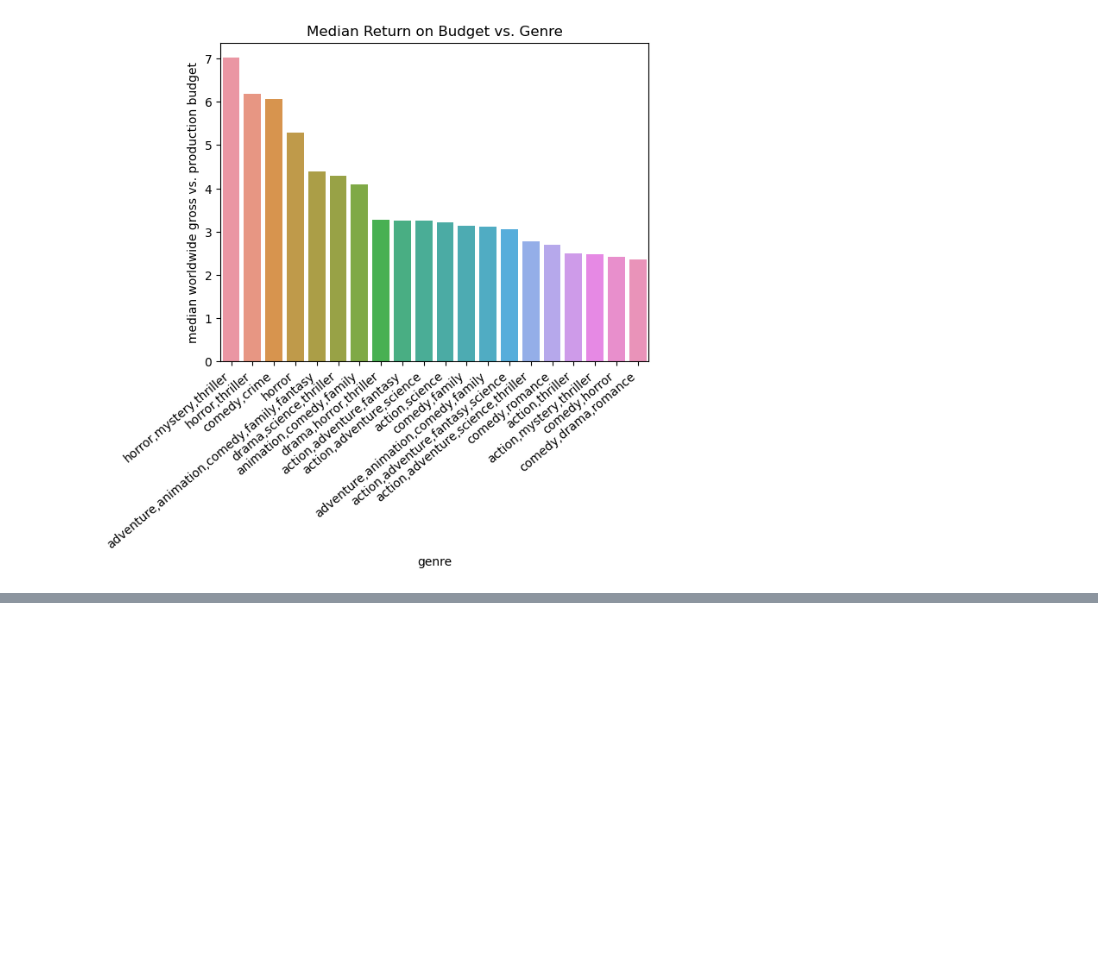
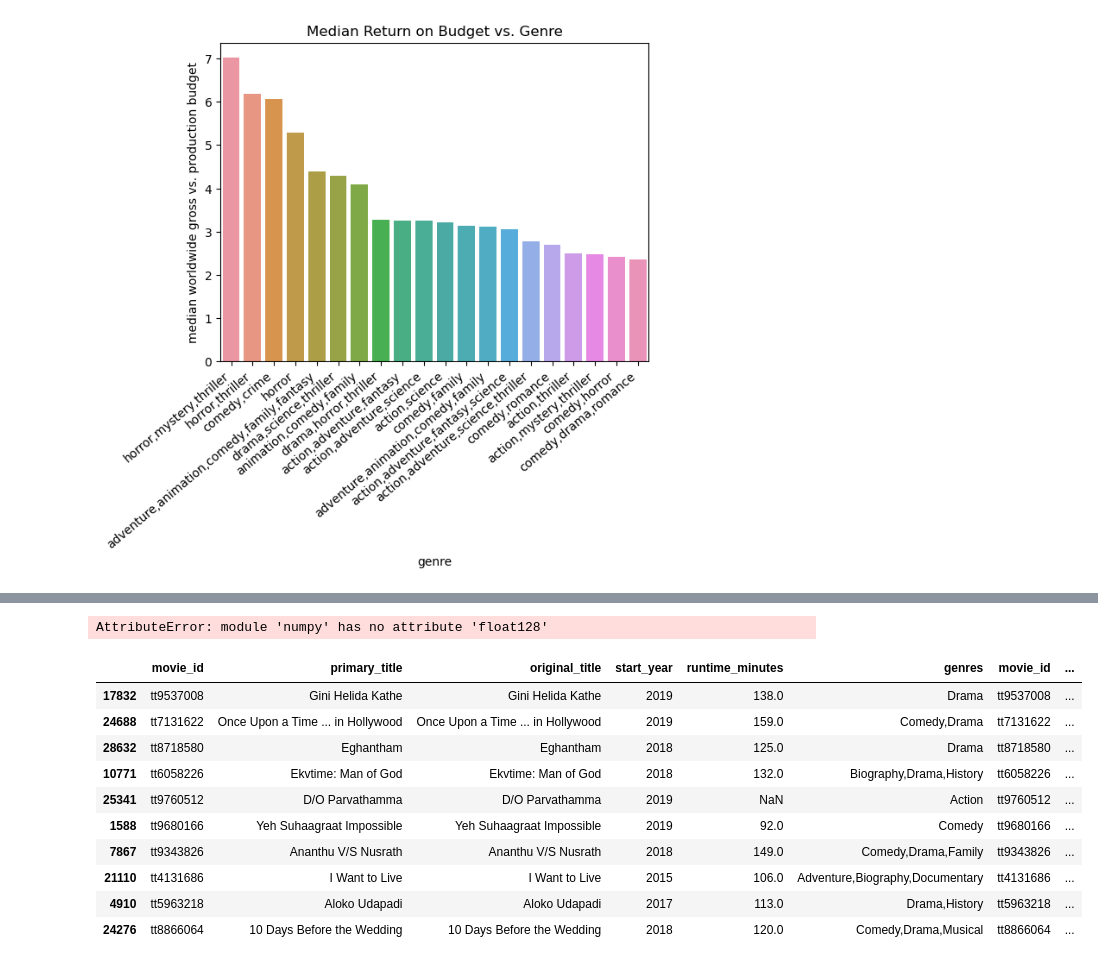
Before and after one commit to bkokin/semester_1_capstone, a Jupyter notebook: exploratory_work/hanwen_exploratory.ipynb, the cells around one changed output, grey strips where cells are left out. Cells and saved outputs as stored; diff of their text form; code cells hidden in the pictures; blank space fills up the shorter version.

```diff
--- a/exploratory_work/hanwen_exploratory.ipynb
+++ b/exploratory_work/hanwen_exploratory.ipynb
@@ -397,0 +416,2 @@ None
+# %%
+con = sqlite3.connect('../data/im.db')
@@ -397,0 +431,10 @@ None
+# %%
+voted_movies_df = pd.read_sql('''
+select *
+from movie_basics
+inner join movie_ratings
+on movie_basics.movie_id = movie_ratings.movie_id
+where numvotes > 100;
+''', con)
+# %%
+voted_movies_df['augmented_score'] = voted_movies_df.averagerating * np.log10(voted_movies_df.numvotes)
@@ -397,0 +471,18 @@ None
+# %%
+voted_movies_df['underrated_score'] = voted_movies_df.averagerating * np.exp(voted_movies_df.numvotes.astype(np.float128))
+# %% [output]
+AttributeError: module 'numpy' has no attribute 'float128'
+# %%
+voted_movies_df.sort_values('averagerating', ascending=False).head(10)
+# %% [output]
+|  | movie_id | primary_title | original_title | start_year | runtime_minutes | genres | movie_id | ... |
+| 17832 | tt9537008 | Gini Helida Kathe | Gini Helida Kathe | 2019 | 138.0 | Drama | tt9537008 | ... |
+| 24688 | tt7131622 | Once Upon a Time ... in Hollywood | Once Upon a Time ... in Hollywood | 2019 | 159.0 | Comedy,Drama | tt7131622 | ... |
+| 28632 | tt8718580 | Eghantham | Eghantham | 2018 | 125.0 | Drama | tt8718580 | ... |
+| 10771 | tt6058226 | Ekvtime: Man of God | Ekvtime: Man of God | 2018 | 132.0 | Biography,Drama,History | tt6058226 | ... |
+| 25341 | tt9760512 | D/O Parvathamma | D/O Parvathamma | 2019 | NaN | Action | tt9760512 | ... |
+| 1588 | tt9680166 | Yeh Suhaagraat Impossible | Yeh Suhaagraat Impossible | 2019 | 92.0 | Comedy | tt9680166 | ... |
+| 7867 | tt9343826 | Ananthu V/S Nusrath | Ananthu V/S Nusrath | 2018 | 149.0 | Comedy,Drama,Family | tt9343826 | ... |
+| 21110 | tt4131686 | I Want to Live | I Want to Live | 2015 | 106.0 | Adventure,Biography,Documentary | tt4131686 | ... |
+| 4910 | tt5963218 | Aloko Udapadi | Aloko Udapadi | 2017 | 113.0 | Drama,History | tt5963218 | ... |
+| 24276 | tt8866064 | 10 Days Before the Wedding | 10 Days Before the Wedding | 2018 | 120.0 | Comedy,Drama,Musical | tt8866064 | ... |
```
Also changed, not shown: parts of 9 cells of this notebook.
